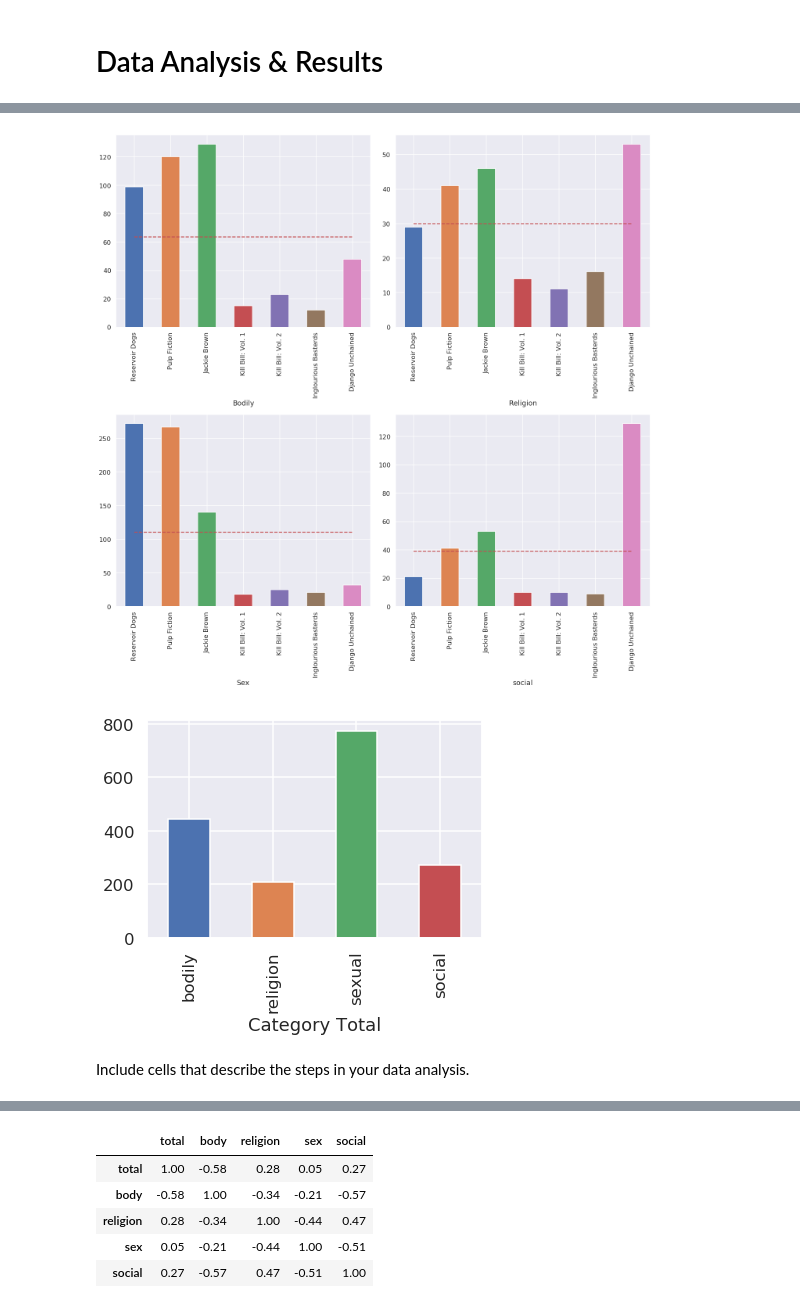
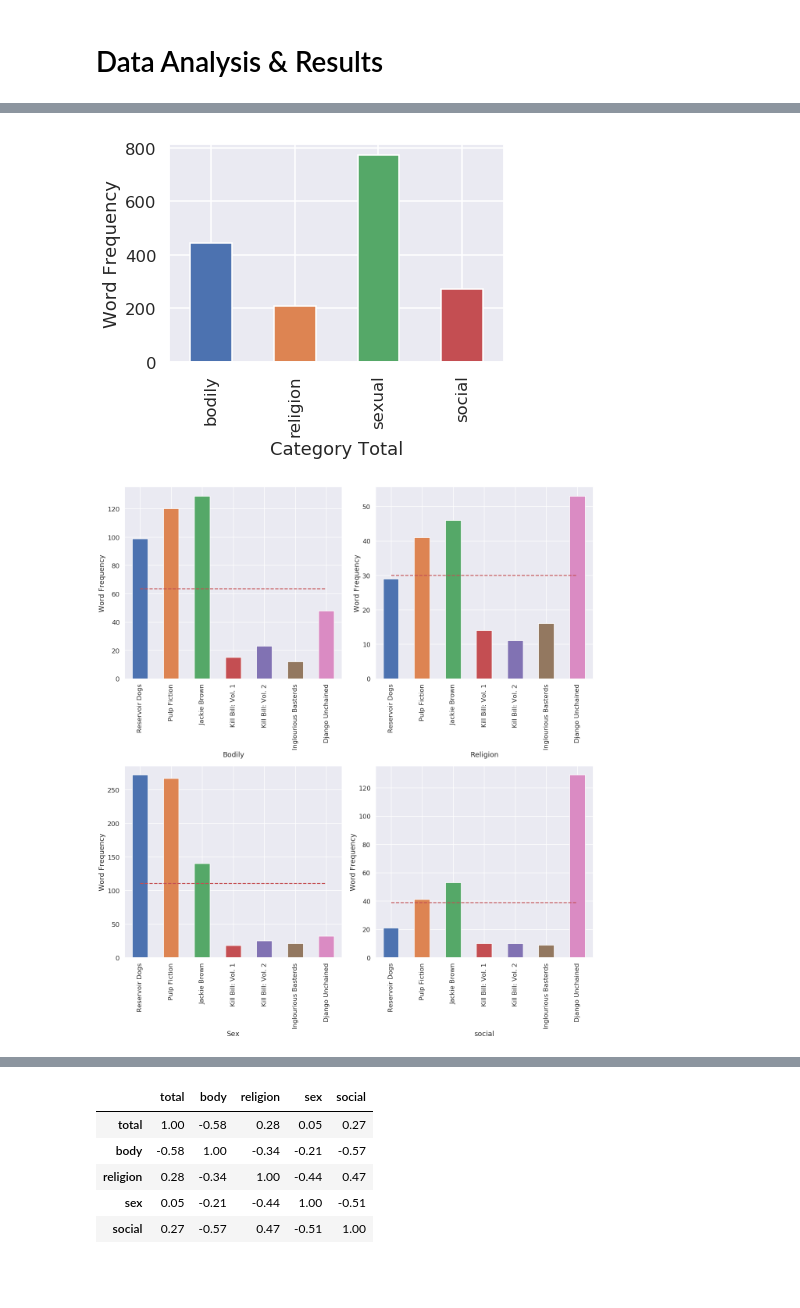
Before and after one commit to janinehou/COGS-108-Final-Project, a Jupyter notebook: FinalProject.ipynb, the cells around one changed output, grey strips where cells are left out. Saved outputs shown, nothing was run; the diff lists cells and outputs as text; code cells hidden in the pictures; blank space fills up the shorter version.

```diff
--- a/FinalProject.ipynb
+++ b/FinalProject.ipynb
@@ -285,6 +293,4 @@ fig.tight_layout()
 # %%
-fig, a = plt.subplots(2, 2, figsize=(20,20))
-
 #Categories Through Movies
 category_av = words.drop(['word'], axis=1)
 category_av_body = sum_body(category_av)
@@ -296,6 +302,9 @@ categories_8 = ['bodily', 'religion', 'sexual', 'social']
 data_category_av = {'Category Total':categories_8,'count_av':count_av}
 df_category_av = pd.DataFrame(data_category_av)
 category_av_bar = df_category_av.plot.bar(x='Category Total', y='count_av', legend=False)
+category_av_bar.set_ylabel('Word Frequency')
+
+fig, a = plt.subplots(2, 2, figsize=(18,20))
 
 movies = ['Reservoir Dogs', 'Pulp Fiction', 'Jackie Brown', 'Kill Bill: Vol. 1', 'Kill Bill: Vol. 2', 'Inglourious Basterds', 'Django Unchained']
 #Body Category
@@ -305,38 +314,39 @@ df_body_av = pd.DataFrame(data_category_body)
 body_av_bar = df_body_av.plot.bar(x='Bodily', y='count_body', legend=False, ax=a[0][0])
 flat = np.array([category_av_body/7,category_av_body/7,category_av_body/7,category_av_body/7,category_av_body/7,category_av_body/7,category_av_body/7])
 a[0][0].plot(df_body_av['Bodily'], flat, 'r--')
-
+a[0][0].set_ylabel('Word Frequency')
 
 #Religion Category
 count_religion=[dogs_religion, pulp_religion, jackie_religion, kill_religion, kill2_religion, inglor_religion, django_religion]
 data_category_religion = {'Religion':movies,'count_religion':count_religion}
 df_religion_av = pd.DataFrame(data_category_religion)
 religion_av_bar = df_religion_av.plot.bar(x='Religion', y='count_religion', legend=False, ax=a[0][1])
 flat2 = np.array([category_av_religion/7,category_av_religion/7,category_av_religion/7,category_av_religion/7,category_av_religion/7,category_av_religion/7,category_av_religion/7])
 a[0][1].plot(df_religion_av['Religion'], flat2, 'r--')
+a[0][1].set_ylabel('Word Frequency')
 
 #Sex Category
 count_sex=[dogs_sex, pulp_sex, jackie_sex, kill_sex, kill2_sex, inglor_sex, django_sex]
 data_category_sex = {'Sex':movies,'count_sex':count_sex}
 df_sex_av = pd.DataFrame(data_category_sex)
 sex_av_bar = df_sex_av.plot.bar(x='Sex', y='count_sex', legend=False, ax=a[1][0])
 flat3 = np.array([category_av_sex/7,category_av_sex/7,category_av_sex/7,category_av_sex/7,category_av_sex/7,category_av_sex/7,category_av_sex/7])
 a[1][0].plot(df_sex_av['Sex'], flat3, 'r--')
+a[1][0].set_ylabel('Word Frequency')
 
 #Social Category
 count_social=[dogs_social, pulp_social, jackie_social, kill_social, kill2_social, inglor_social, django_social]
 data_category_social = {'social':movies,'count_social':count_social}
 df_social_av = pd.DataFrame(data_category_social)
 social_av_bar = df_social_av.plot.bar(x='social', y='count_social', legend=False, ax=a[1][1])
 flat4 = np.array([category_av_social/7,category_av_social/7,category_av_social/7,category_av_social/7,category_av_social/7,category_av_social/7,category_av_social/7])
 a[1][1].plot(df_social_av['social'], flat4, 'r--')
+a[1][1].set_ylabel('Word Frequency')
 
 fig.tight_layout()
 # %% [output]
-[figure, old version]
+[figure, new version]
-[figure, old version]
+[figure, new version]
-# %% [markdown]
-Include cells that describe the steps in your data analysis.
 # %%
 #Success
 fig, arr = plt.subplots(1, 3, figsize=(20,5))
```
Also changed, not shown: parts of 3 cells of this notebook.
